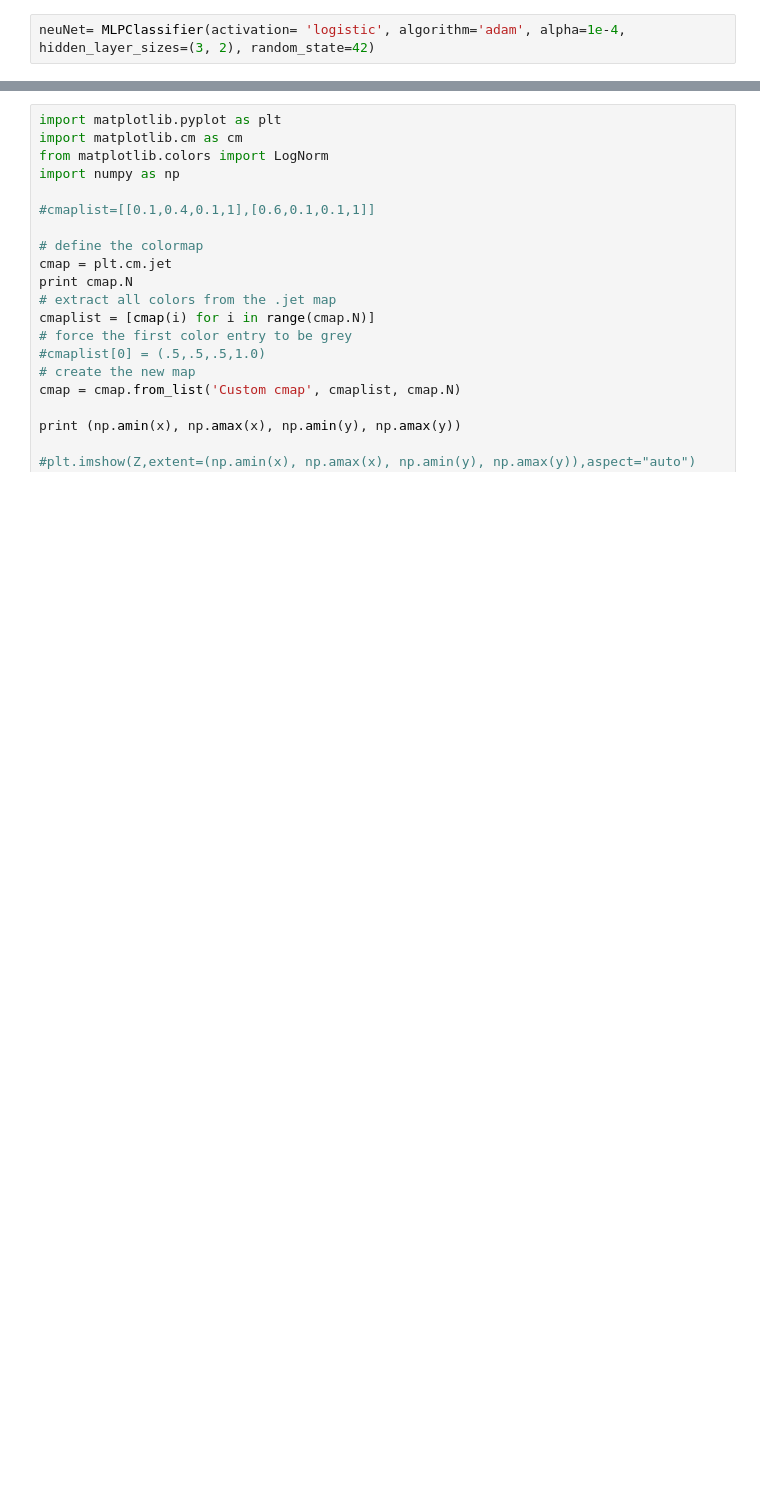
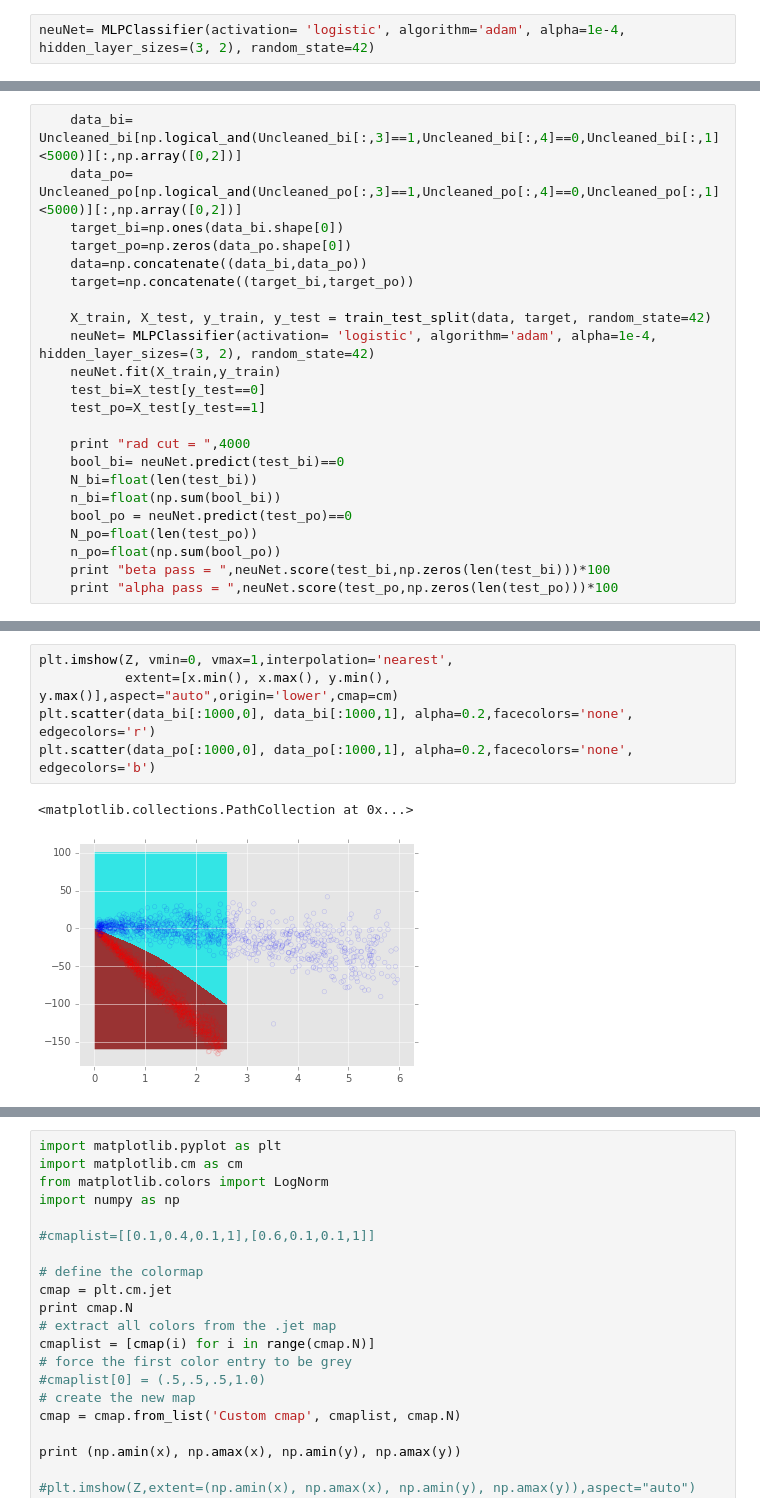
Before and after one commit to BillyLiggins/alphaBetaClassifier, a Jupyter notebook: machineLearning/notebook.ipynb, the cells around one changed output, grey strips where cells are left out. Saved outputs shown, nothing was run; the diff lists cells and outputs as text; blank space fills up the shorter version.

```diff
--- a/machineLearning/notebook.ipynb
+++ b/machineLearning/notebook.ipynb
@@ -92,0 +164,23 @@ print neuNet.score(X_test,y_test)
+# %%
+    data_bi= Uncleaned_bi[np.logical_and(Uncleaned_bi[:,3]==1,Uncleaned_bi[:,4]==0,Uncleaned_bi[:,1]<5000)][:,np.array([0,2])]
+    data_po= Uncleaned_po[np.logical_and(Uncleaned_po[:,3]==1,Uncleaned_po[:,4]==0,Uncleaned_po[:,1]<5000)][:,np.array([0,2])]
+    target_bi=np.ones(data_bi.shape[0])
+    target_po=np.zeros(data_po.shape[0])
+    data=np.concatenate((data_bi,data_po))
+    target=np.concatenate((target_bi,target_po))
+
+    X_train, X_test, y_train, y_test = train_test_split(data, target, random_state=42)
+    neuNet= MLPClassifier(activation= 'logistic', algorithm='adam', alpha=1e-4, hidden_layer_sizes=(3, 2), random_state=42)
+    neuNet.fit(X_train,y_train)
+    test_bi=X_test[y_test==0]
+    test_po=X_test[y_test==1]
+
+    print "rad cut = ",4000
+    bool_bi= neuNet.predict(test_bi)==0
+    N_bi=float(len(test_bi))
+    n_bi=float(np.sum(bool_bi))
+    bool_po = neuNet.predict(test_po)==0
+    N_po=float(len(test_po))
+    n_po=float(np.sum(bool_po))
+    print "beta pass = ",neuNet.score(test_bi,np.zeros(len(test_bi)))*100
+    print "alpha pass = ",neuNet.score(test_po,np.zeros(len(test_po)))*100
@@ -147,0 +260,8 @@ plt.show()
+# %%
+plt.imshow(Z, vmin=0, vmax=1,interpolation='nearest',
+           extent=[x.min(), x.max(), y.min(), y.max()],aspect="auto",origin='lower',cmap=cm)
+plt.scatter(data_bi[:1000,0], data_bi[:1000,1], alpha=0.2,facecolors='none', edgecolors='r')
+plt.scatter(data_po[:1000,0], data_po[:1000,1], alpha=0.2,facecolors='none', edgecolors='b')
+# %% [output]
+<matplotlib.collections.PathCollection at 0x...>
+[figure, added]
```
Also changed, not shown: parts of 25 cells of this notebook.
